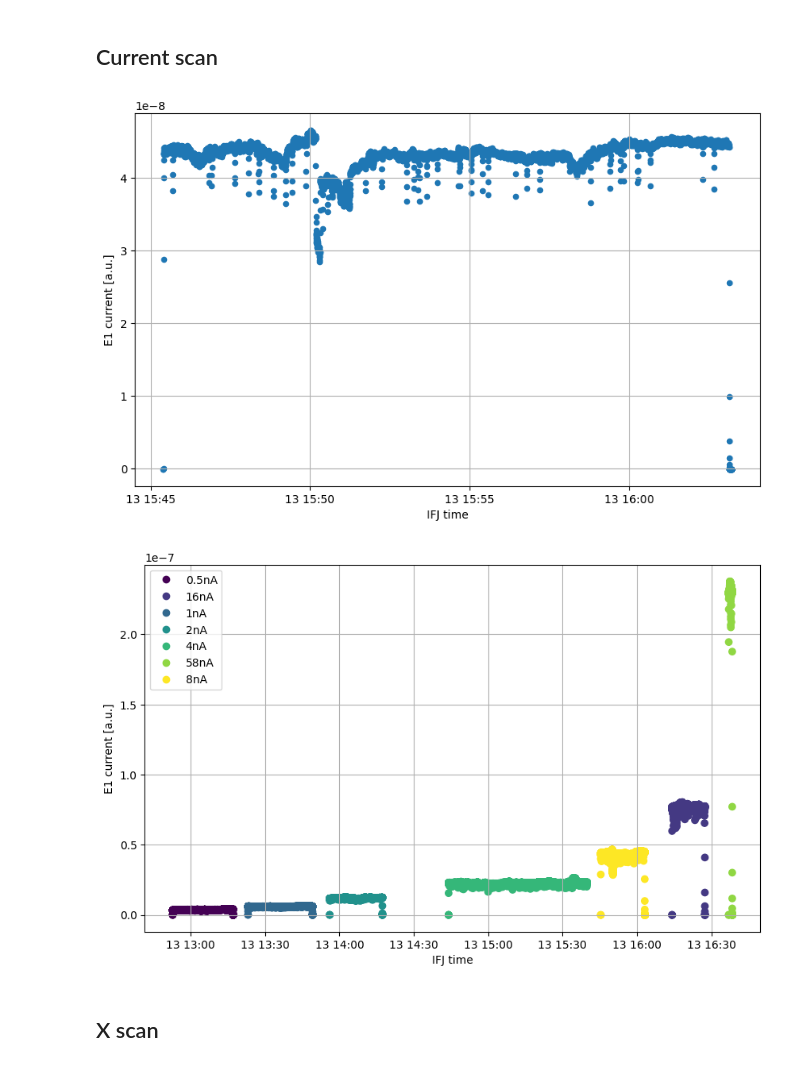
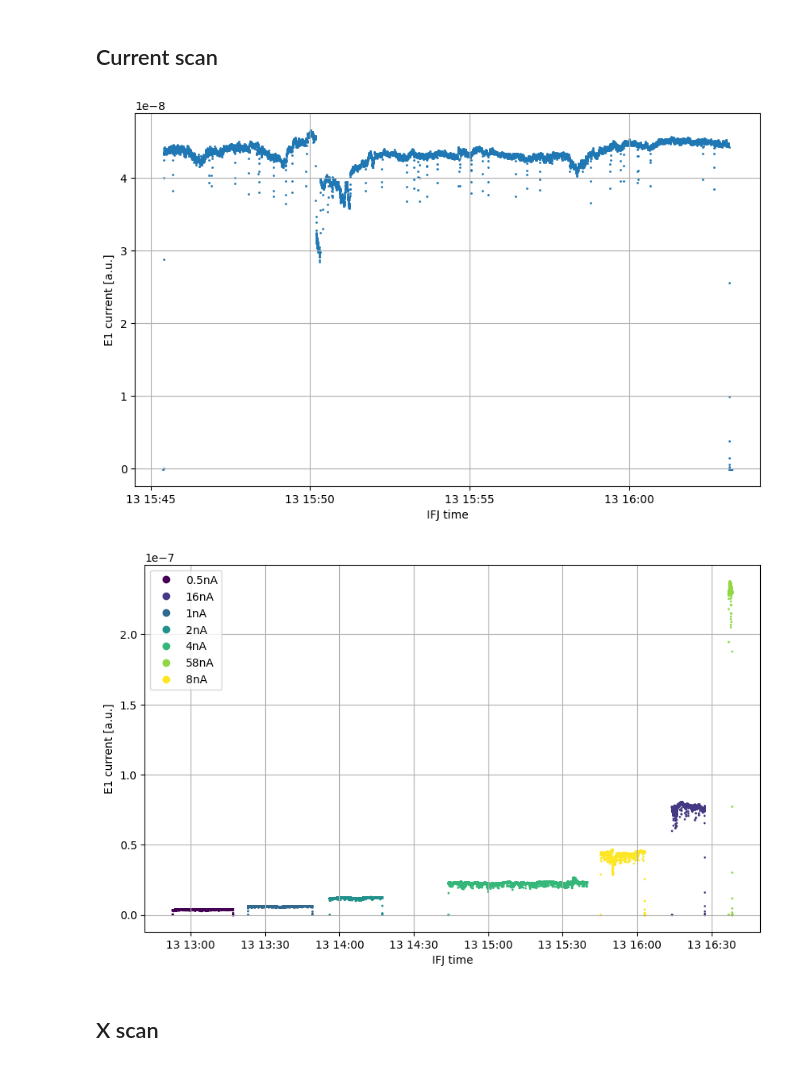
Before and after one commit to grzanka/plotly_lgad_dosimetry, a Jupyter notebook: analyse.ipynb, the cells around one changed output. Drawn from its saved outputs; the diff is of its cells as text; code cells hidden in the pictures.

```diff
--- a/analyse.ipynb
+++ b/analyse.ipynb
@@ -52,24 +52,24 @@ Categories (10, object): ['0.5nA', '16nA', '1nA', '2nA', ..., '8nA', 'pos2000',
 ## Current scan
 # %%
 fig, ax = plt.subplots(figsize=(10, 6))
-ax = data_df[(data_df.experiment == 'current_scan') & (data_df.scenario == '8nA')].plot.scatter(x='timestamp', y='E1', ax=ax)
+ax = data_df[(data_df.experiment == 'current_scan') & (data_df.scenario == '8nA')].plot.scatter(x='timestamp', y='E1', ax=ax, s=1)
 ax.grid()
 ax.set_xlabel('IFJ time')
 ax.set_ylabel('E1 current [a.u.]');
 # %% [output]
-[figure, old version]
+[figure, new version]
 # %%
 fig, ax = plt.subplots(figsize=(10, 6))
 # number of colors = number of scenarios
 scan_df = data_df[data_df.experiment == 'current_scan']
 color_codes = scan_df.scenario.cat.codes
-scatter_plot = ax.scatter(x='timestamp', y='E1', data=scan_df, c=color_codes)
+scatter_plot = ax.scatter(x='timestamp', y='E1', data=scan_df, c=color_codes, s=1)
 ax.legend(scatter_plot.legend_elements()[0], scan_df.scenario.cat.categories)
 ax.grid()
 ax.set_xlabel('IFJ time')
 ax.set_ylabel('E1 current [a.u.]');
 # %% [output]
-[figure, old version]
+[figure, new version]
 # %% [markdown]
 ## X scan
 # %%
```
Also changed, not shown: parts of 2 cells of this notebook, 1 other file.
